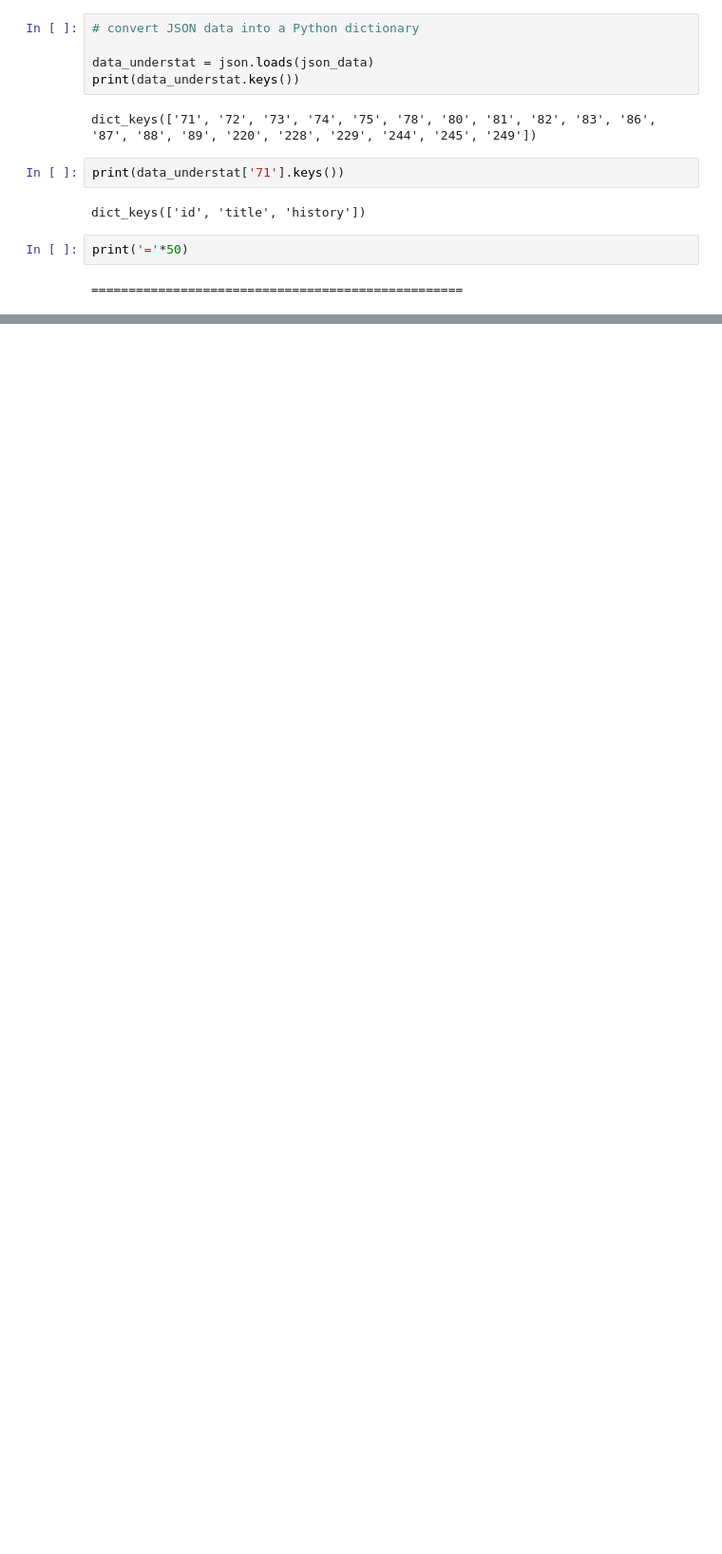
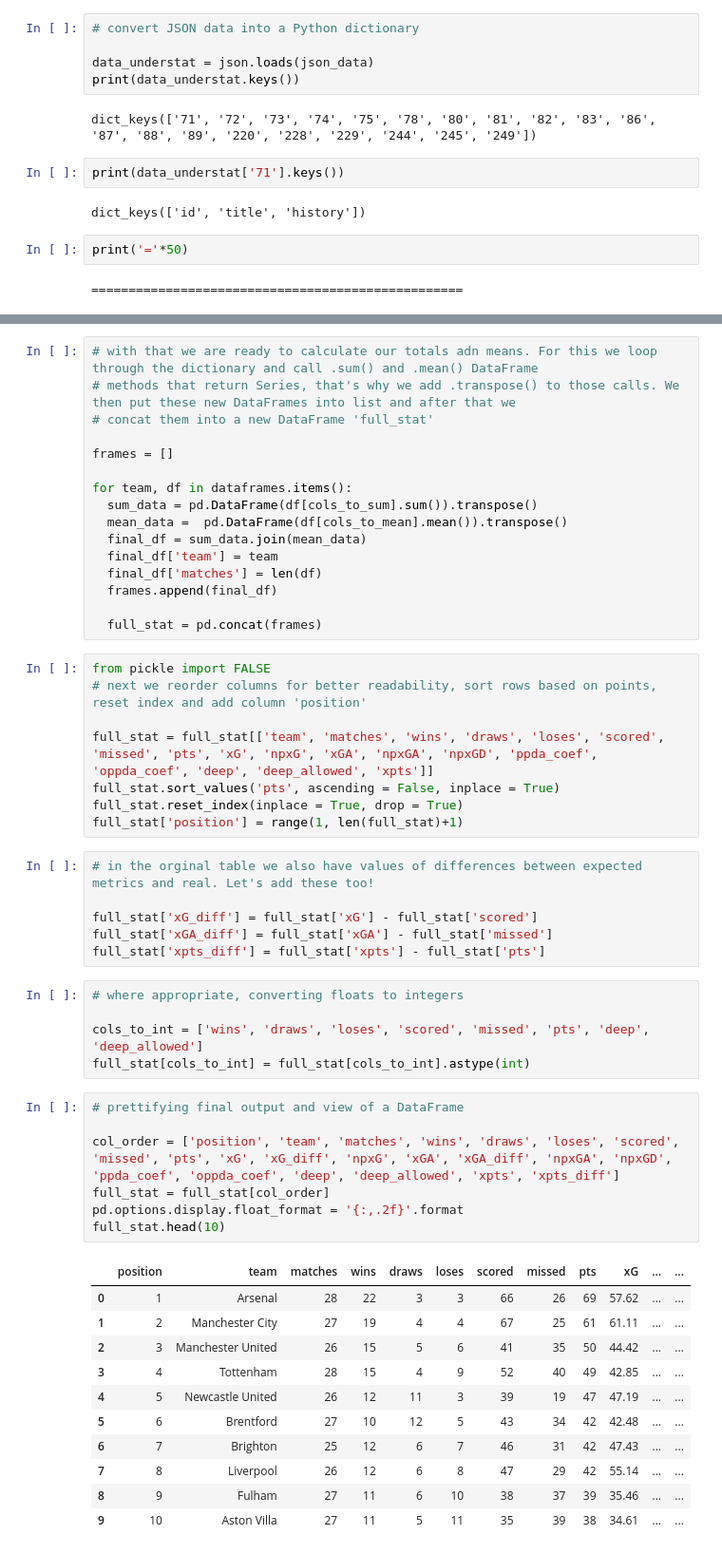
Before and after one commit to WillyKitheka/code-doyen, a Jupyter notebook: webScraping_Understat.ipynb, the cells around one changed output, grey strips where cells are left out. Shown at 95% size. Saved outputs shown, nothing was run; the diff lists cells and outputs as text; blank space fills up the shorter version.

```diff
--- a/webScraping_Understat.ipynb
+++ b/webScraping_Understat.ipynb
@@ -93,0 +213,54 @@ AttributeError: ignored
+# %%
+# with that we are ready to calculate our totals adn means. For this we loop through the dictionary and call .sum() and .mean() DataFrame
+# methods that return Series, that's why we add .transpose() to those calls. We then put these new DataFrames into list and after that we
+# concat them into a new DataFrame 'full_stat'
+
+frames = []
+
+for team, df in dataframes.items():
+  sum_data = pd.DataFrame(df[cols_to_sum].sum()).transpose()
+  mean_data =  pd.DataFrame(df[cols_to_mean].mean()).transpose()
+  final_df = sum_data.join(mean_data)
+  final_df['team'] = team
+  final_df['matches'] = len(df)
+  frames.append(final_df)
+
+  full_stat = pd.concat(frames)
+# %%
+from pickle import FALSE
+# next we reorder columns for better readability, sort rows based on points, reset index and add column 'position'
+
+full_stat = full_stat[['team', 'matches', 'wins', 'draws', 'loses', 'scored', 'missed', 'pts', 'xG', 'npxG', 'xGA', 'npxGA', 'npxGD', 'ppda_coef', 'oppda_coef', 'deep', 'deep_allowed', 'xpts']]
+full_stat.sort_values('pts', ascending = False, inplace = True)
+full_stat.reset_index(inplace = True, drop = True)
+full_stat['position'] = range(1, len(full_stat)+1)
+# %%
+# in the orginal table we also have values of differences between expected metrics and real. Let's add these too!
+
+full_stat['xG_diff'] = full_stat['xG'] - full_stat['scored']
+full_stat['xGA_diff'] = full_stat['xGA'] - full_stat['missed']
+full_stat['xpts_diff'] = full_stat['xpts'] - full_stat['pts']
+# %%
+# where appropriate, converting floats to integers
+
+cols_to_int = ['wins', 'draws', 'loses', 'scored', 'missed', 'pts', 'deep', 'deep_allowed']
+full_stat[cols_to_int] = full_stat[cols_to_int].astype(int)
+# %%
+# prettifying final output and view of a DataFrame
+
+col_order = ['position', 'team', 'matches', 'wins', 'draws', 'loses', 'scored', 'missed', 'pts', 'xG', 'xG_diff', 'npxG', 'xGA', 'xGA_diff', 'npxGA', 'npxGD', 'ppda_coef', 'oppda_coef', 'deep', 'deep_allowed', 'xpts', 'xpts_diff']
+full_stat = full_stat[col_order]
+pd.options.display.float_format = '{:,.2f}'.format
+full_stat.head(10)
+# %% [output]
+|  | position | team | matches | wins | draws | loses | scored | missed | pts | xG | ... | ... |
+| 0 | 1 | Arsenal | 28 | 22 | 3 | 3 | 66 | 26 | 69 | 57.62 | ... | ... |
+| 1 | 2 | Manchester City | 27 | 19 | 4 | 4 | 67 | 25 | 61 | 61.11 | ... | ... |
+| 2 | 3 | Manchester United | 26 | 15 | 5 | 6 | 41 | 35 | 50 | 44.42 | ... | ... |
+| 3 | 4 | Tottenham | 28 | 15 | 4 | 9 | 52 | 40 | 49 | 42.85 | ... | ... |
+| 4 | 5 | Newcastle United | 26 | 12 | 11 | 3 | 39 | 19 | 47 | 47.19 | ... | ... |
+| 5 | 6 | Brentford | 27 | 10 | 12 | 5 | 43 | 34 | 42 | 42.48 | ... | ... |
+| 6 | 7 | Brighton | 25 | 12 | 6 | 7 | 46 | 31 | 42 | 47.43 | ... | ... |
+| 7 | 8 | Liverpool | 26 | 12 | 6 | 8 | 47 | 29 | 42 | 55.14 | ... | ... |
+| 8 | 9 | Fulham | 27 | 11 | 6 | 10 | 38 | 37 | 39 | 35.46 | ... | ... |
+| 9 | 10 | Aston Villa | 27 | 11 | 5 | 11 | 35 | 39 | 38 | 34.61 | ... | ... |
```
Also changed, not shown: parts of 13 cells of this notebook.
